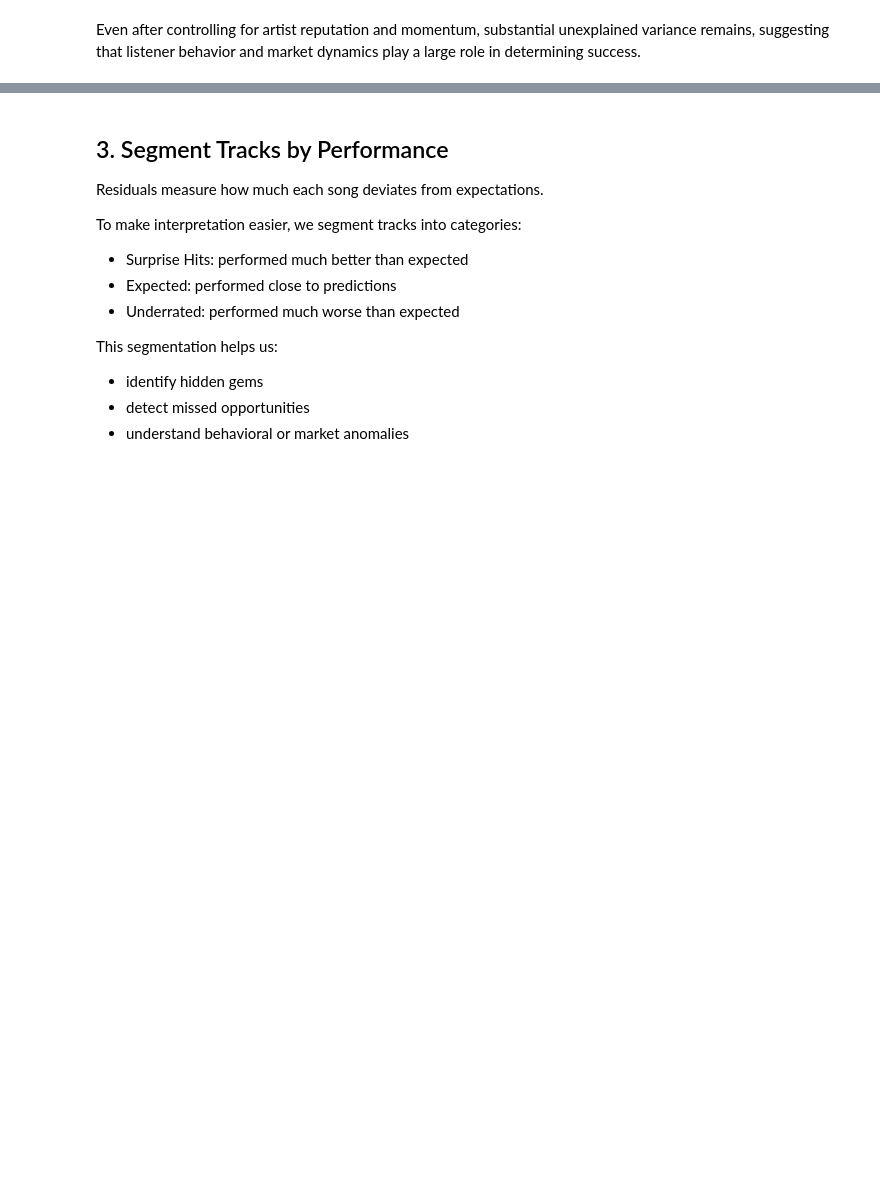
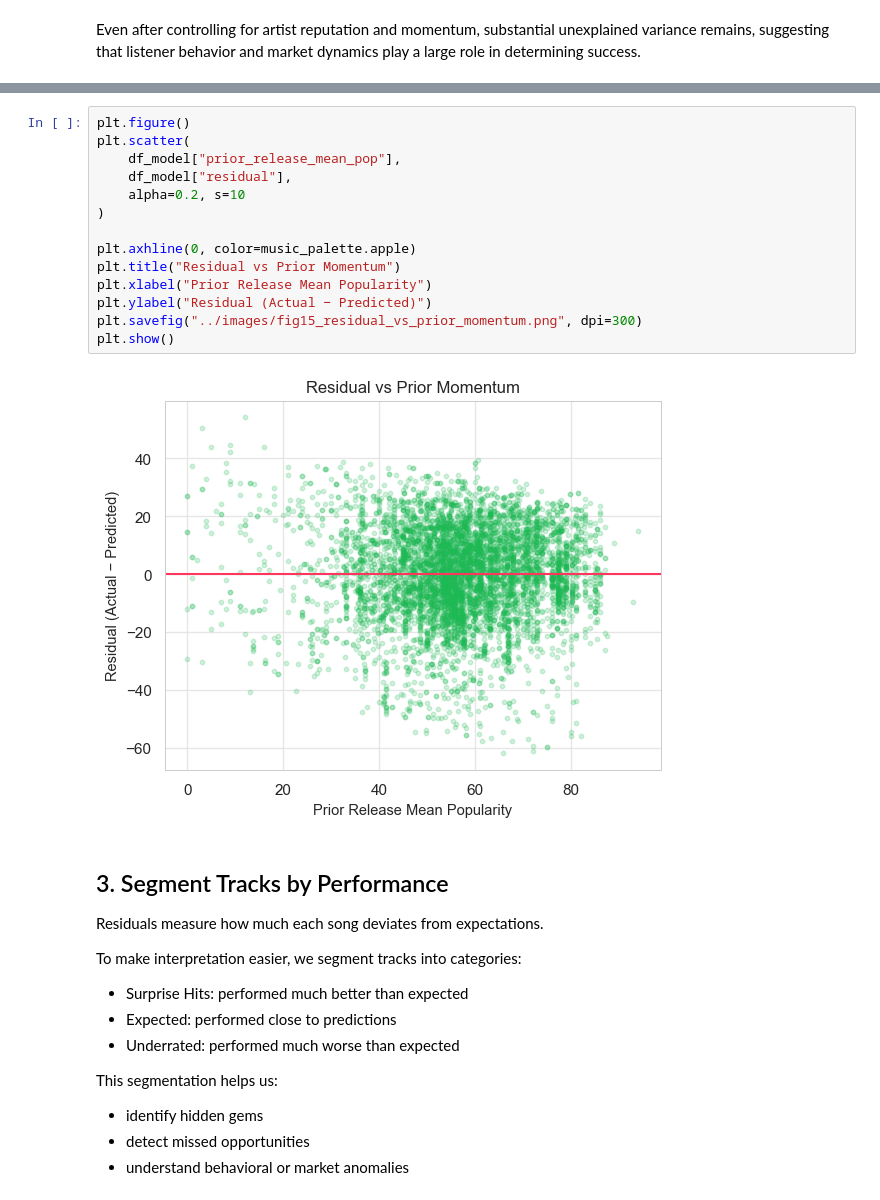
Before and after one commit to lucytheboss/what-drives-music-popularity, a Jupyter notebook: notebooks/06_discovery_and_underrated_track.ipynb, the cells around one changed output, grey strips where cells are left out. Drawn from its saved outputs; the diff is of its cells as text; blank space fills up the shorter version.

```diff
--- a/notebooks/06_discovery_and_underrated_track.ipynb
+++ b/notebooks/06_discovery_and_underrated_track.ipynb
@@ -174,3 +221,19 @@ Even after controlling for artist reputation and momentum, substantial unexplain
+# %%
+plt.figure()
+plt.scatter(
+    df_model["prior_release_mean_pop"],
+    df_model["residual"],
+    alpha=0.2, s=10
+)
+
+plt.axhline(0, color=music_palette.apple)
+plt.title("Residual vs Prior Momentum")
+plt.xlabel("Prior Release Mean Popularity")
+plt.ylabel("Residual (Actual − Predicted)")
+plt.savefig("../images/fig15_residual_vs_prior_momentum.png", dpi=300)
+plt.show()
+# %% [output]
+[figure, added]
 # %% [markdown]
 ## 3. Segment Tracks by Performance
 
```
Also changed, not shown: parts of 33 cells of this notebook.
